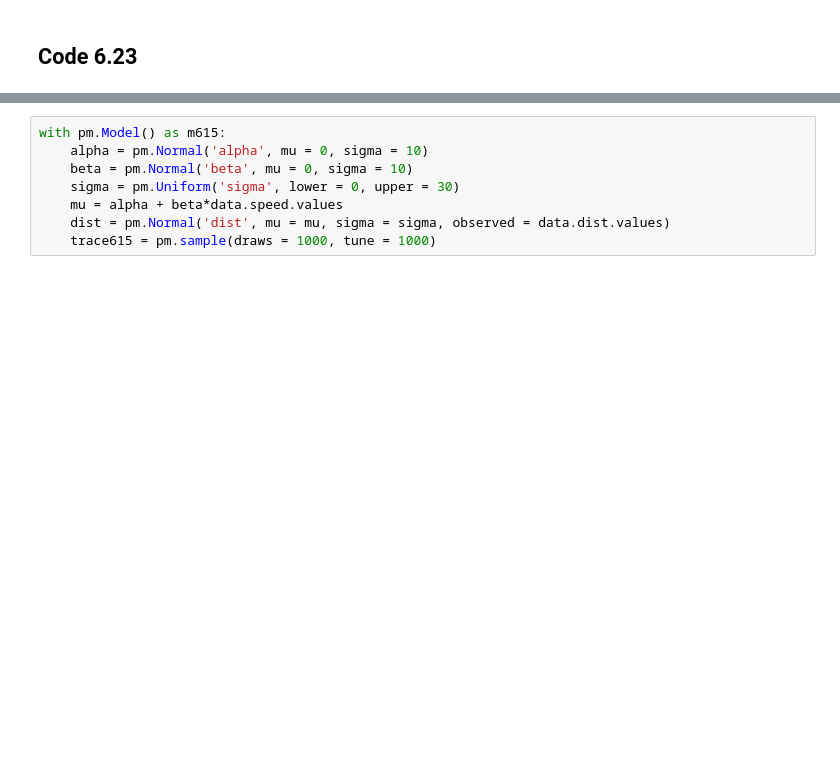
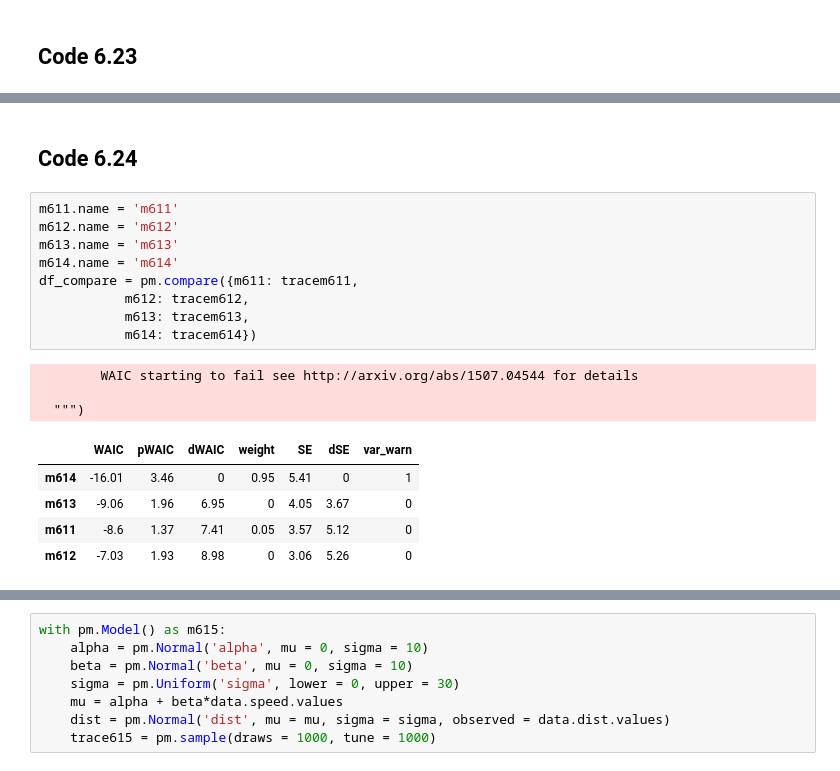
Before and after one commit to jkelley7/stat_rethinking, a Jupyter notebook: Chapter_6.ipynb, the cells around one changed output, grey strips where cells are left out. Saved outputs shown, nothing was run; the diff lists cells and outputs as text; blank space fills up the shorter version.

```diff
--- a/Chapter_6.ipynb
+++ b/Chapter_6.ipynb
@@ -353,0 +374,20 @@ pm.waic(trace=tracem614, model = m614)
+# %% [markdown]
+## Code 6.24
+# %%
+m611.name = 'm611'
+m612.name = 'm612'
+m613.name = 'm613'
+m614.name = 'm614'
+df_compare = pm.compare({m611: tracem611,
+           m612: tracem612,
+           m613: tracem613,
+           m614: tracem614})
+# %% [output]
+        WAIC starting to fail see http://arxiv.org/abs/1507.04544 for details
+
+  """)
+|  | WAIC | pWAIC | dWAIC | weight | SE | dSE | var_warn |
+| m614 | -16.01 | 3.46 | 0 | 0.95 | 5.41 | 0 | 1 |
+| m613 | -9.06 | 1.96 | 6.95 | 0 | 4.05 | 3.67 | 0 |
+| m611 | -8.6 | 1.37 | 7.41 | 0.05 | 3.57 | 5.12 | 0 |
+| m612 | -7.03 | 1.93 | 8.98 | 0 | 3.06 | 5.26 | 0 |
```
Also changed, not shown: parts of 4 cells of this notebook.
